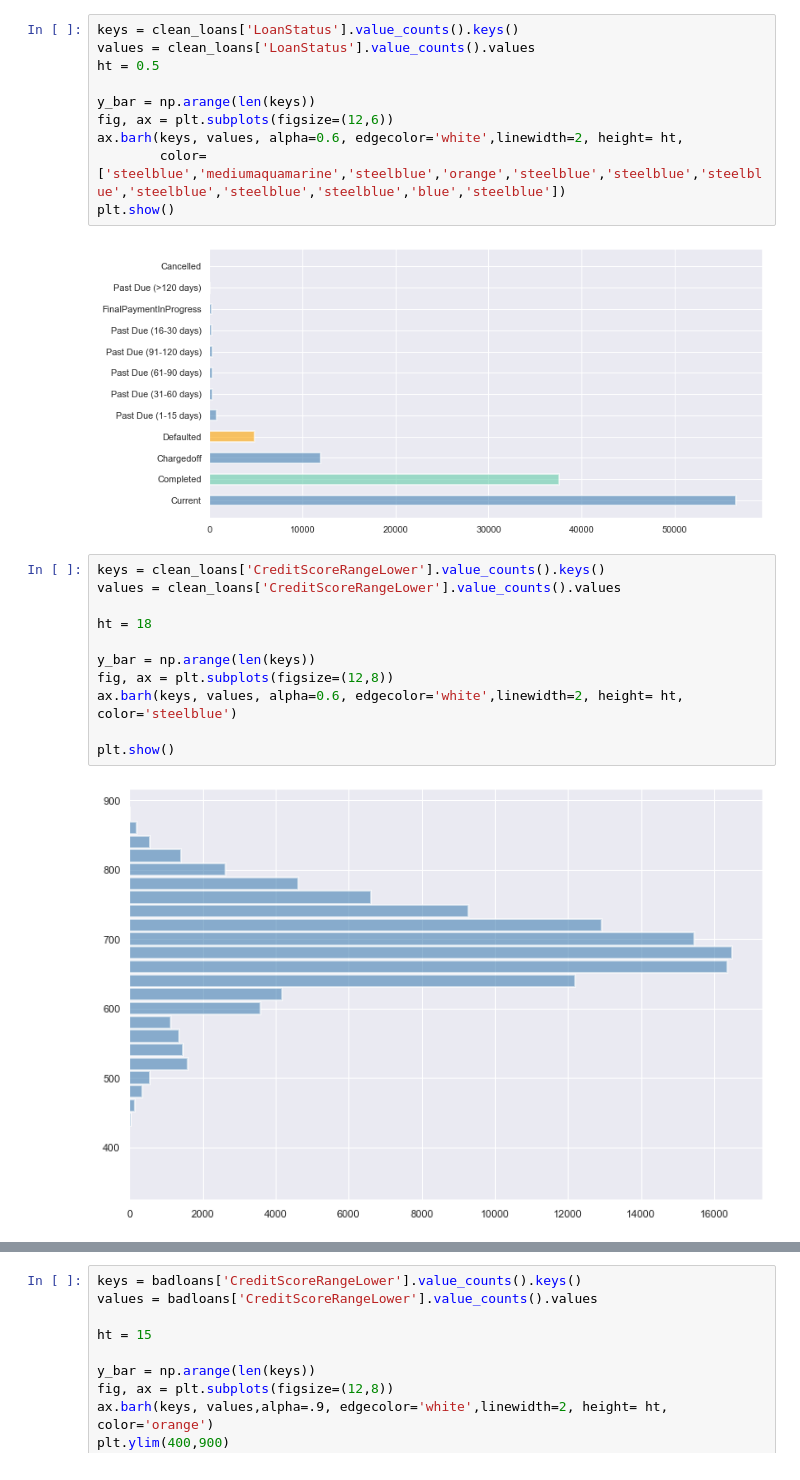
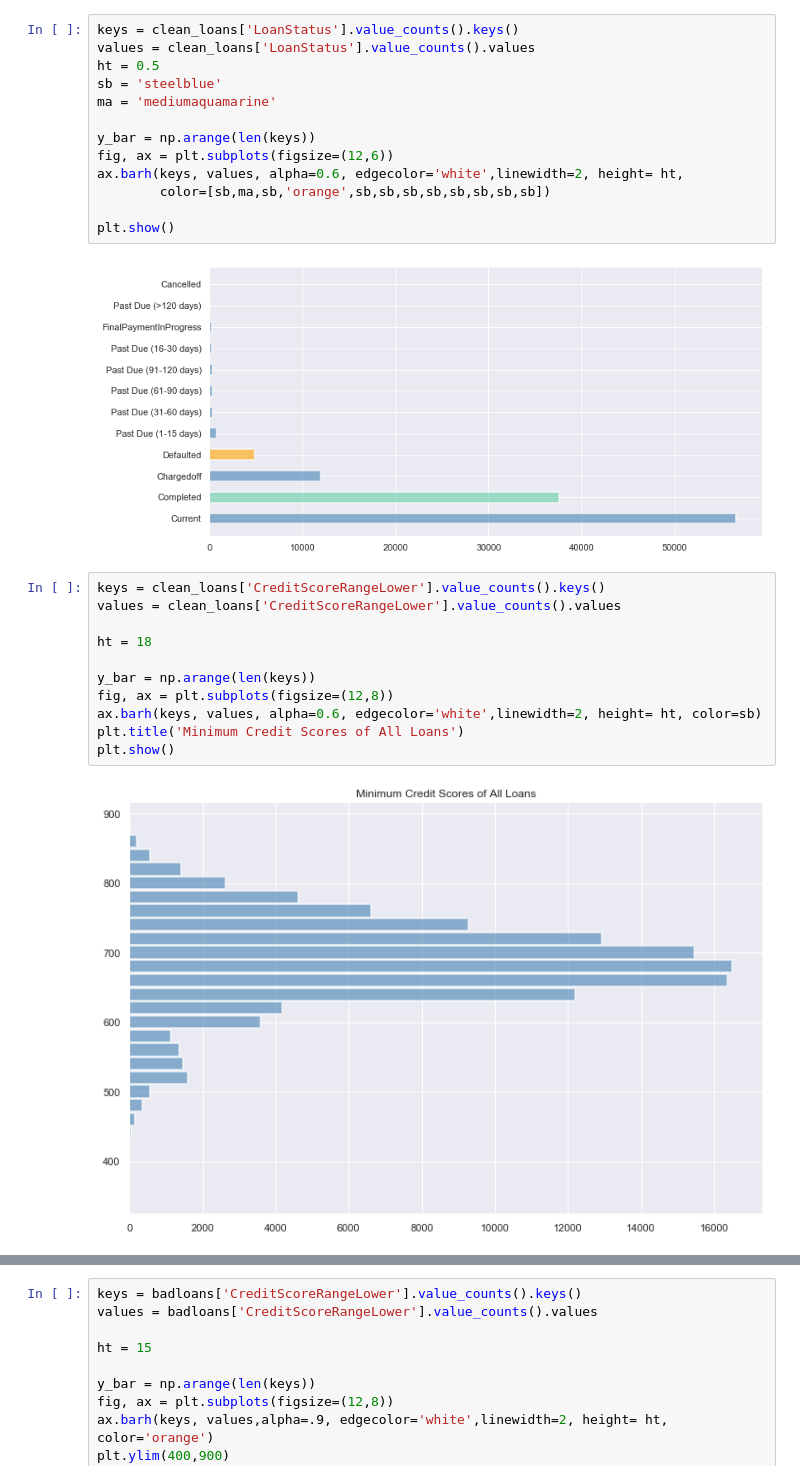
Before and after one commit to TyDataSci/LoanProsper, a Jupyter notebook: visualization.ipynb, the cells around one changed output, grey strips where cells are left out. Cells and saved outputs as stored; diff of their text form.

```diff
--- a/visualization.ipynb
+++ b/visualization.ipynb
@@ -168,27 +168,30 @@ Name: CreditScoreRangeLower, dtype: int64
 keys = clean_loans['LoanStatus'].value_counts().keys()
 values = clean_loans['LoanStatus'].value_counts().values
 ht = 0.5
+sb = 'steelblue'
+ma = 'mediumaquamarine'
 
 y_bar = np.arange(len(keys))
 fig, ax = plt.subplots(figsize=(12,6))
 ax.barh(keys, values, alpha=0.6, edgecolor='white',linewidth=2, height= ht,
-        color=['steelblue','mediumaquamarine','steelblue','orange','steelblue','steelblue','steelblue','steelblue','steelblue','steelblue','blue','steelblue'])
+        color=[sb,ma,sb,'orange',sb,sb,sb,sb,sb,sb,sb,sb])
+
 plt.show()
 # %% [output]
 [figure]
 # %%
 keys = clean_loans['CreditScoreRangeLower'].value_counts().keys()
 values = clean_loans['CreditScoreRangeLower'].value_counts().values
 
 ht = 18
 
 y_bar = np.arange(len(keys))
 fig, ax = plt.subplots(figsize=(12,8))
-ax.barh(keys, values, alpha=0.6, edgecolor='white',linewidth=2, height= ht, color='steelblue')
-
+ax.barh(keys, values, alpha=0.6, edgecolor='white',linewidth=2, height= ht, color=sb)
+plt.title('Minimum Credit Scores of All Loans')
 plt.show()
 # %% [output]
-[figure, old version]
+[figure, new version]
 # %%
 clean_loans['BorrowerAPR'] = round(clean_loans['BorrowerAPR'],2)
 
```
Also changed, not shown: parts of 6 cells of this notebook.
